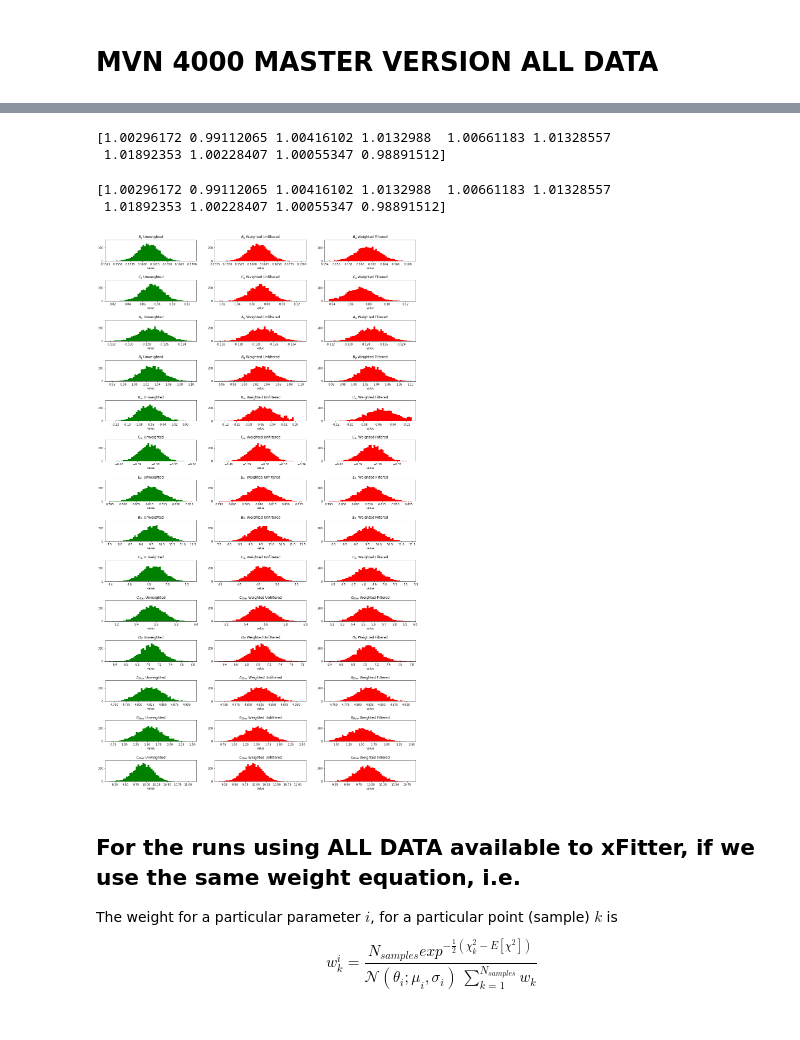
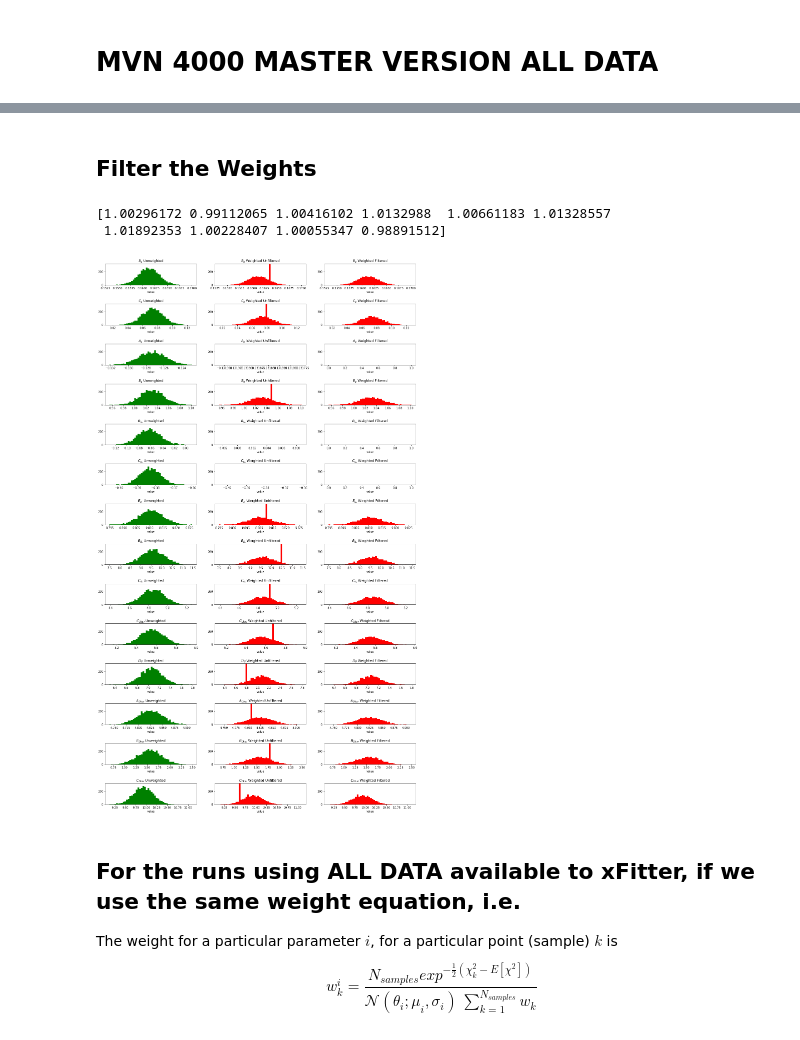
Before and after one commit to AliAlkadhim/PDF_Uncertainty, a Jupyter notebook: master_version/local/ALL_DATA_5k/reweighting.ipynb, the cells around one changed output, grey strips where cells are left out. Saved outputs shown, nothing was run; the diff lists cells and outputs as text; code cells hidden in the pictures.

Commit message:
log weights

```diff
--- a/master_version/local/ALL_DATA_5k/reweighting.ipynb
+++ b/master_version/local/ALL_DATA_5k/reweighting.ipynb
@@ -305,0 +369,5 @@ array([0.53459136, 1.1976043 , 0.20373649, ..., 2.31218753, 2.5328438 ,
+# %%
+log_den = np.empty((4000,14))
+for i in range(14):
+    log_den[:,i] = np.log(MVN_4000_MASTER[:,i])
+log_den[:,2]
@@ -305,0 +376,6 @@ array([0.53459136, 1.1976043 , 0.20373649, ..., 2.31218753, 2.5328438 ,
+# %%
+log_RHS = np.empty((4000,14))
+for i in range(14):
+    log_RHS[:,i] = abs(log_numerator[:,i] - log_den[:,i])
+print('log(RHS) = ', log_RHS[:,0], '\n')
+print('therefore, log(w) = log(RHS)')
@@ -305,0 +386,9 @@ array([0.53459136, 1.1976043 , 0.20373649, ..., 2.31218753, 2.5328438 ,
+# %%
+mean_log_RHS = np.empty((4000,14))
+for i in range(14):
+    mean_log_RHS[:,i] = np.mean(log_RHS[:,i])
+
+weights = np.empty((4000,14))
+for i in range(14):
+    weights[:,i] = abs(log_RHS[:,i] - mean_log_RHS[:,i])
+weights[:,0]
@@ -331,3 +430,5 @@ print(weights[:10,0])
+# %% [markdown]
+## Filter the Weights
 # %%
 #for parameter i: pairs_i = (param_val, weight_i, std_i), then select weights
 
@@ -528,25 +629,7 @@ chi2_array_ALL_DATA_4k = chi2_array_ALL_DATA_4k.astype(np.float128)
 MVN_4000_MASTER = MVN_4000_MASTER.astype(np.float128)
 
 #ignore overflow and division errors
-np.seterr(divide='ignore', invalid='ignore', over='ignore')
-
-#take log
-#chi2_array_ALL_DATA_4k=np.log(chi2_array_ALL_DATA_4k)
-
-def sigmoid(x):
-    return 1 / (1 + np.exp(-x))
-
-
-mean_chi2 = np.mean(chi2_array_ALL_DATA_4k)
-chi2_diff = sigmoid(abs(chi2_array_ALL_DATA_4k - mean_chi2))
-
-#chi2_diff, chi2_diff.shape
-weights = np.empty((4000, 14))
-for i in range(14):
-    weights[:,i] = np.exp(-0.5 * (chi2_diff))/MVN_4000_MASTER[:,i]
-    weights[:,i] = 4000 * weights[:,i]/np.sum(weights[:,i])
-#    weights[:,i] = sp.special.expit(weights[:,i])
-print(weights[:10,0])
+#np.seterr(divide='ignore', invalid='ignore', over='ignore')
 
 #for parameter i: pairs_i = (param_val, weight_i, std_i), then select weights to be within 4 std of the weights mean. (only take parameter values corresponding to those weights)
 
@@ -560,7 +643,7 @@ for i in range(14):
         weight_value = weights[k,i]
         std_weight_value = np.std(weights[:,i])
         mean_weight = np.mean(weights[:,i])
-        if (weight_value > (mean_weight - 4*std_weight_value)) and (weight_value < (mean_weight + 4*std_weight_value)):
+        if (weight_value > (mean_weight - 5*std_weight_value)) and (weight_value < (mean_weight + 5*std_weight_value)):
             #if weight_value < (mean_weight + 4*std_weight_value):
 
             param_list_i.append(param_value)
@@ -570,8 +653,6 @@ for i in range(14):
 #len(list_of_tuples)
 #list_of_tuples[1]
 
-import matplotlib.pyplot as plt
-import matplotlib.pyplot as plt
 #plt.rcParams.update({'font.size': 17})
 
 params = np.array([-0.61856E-01 ,5.5593, 0.16618,-0.38300,0.81056,4.8239,9.9226,1.0301,4.8456,7.0603,1.5439 , 0.26877,-0.12732 , 9.5810])
@@ -598,36 +679,34 @@ for i in range(14):
     #axes[i,0].set(title=titles[i] + ' Unweighted', xlabel='value')
     axes[i,0].set_title(titles[i] + ' Unweighted')
     axes[i,0].set_xlabel('value')
     axes[i,0].set_ylim(0,320)
 
 #PLOT WEIGHTED DISTRIBUTIONS
 for i in range(14):
     axes[i,1].hist(MVN_4000_MASTER[:,i].flatten(), weights=weights[:,i], bins=50, color = 'r')
     #axes[i,1].set(title=titles[i] + ' Weighted', xlabel='value')
     axes[i,1].set_title(titles[i] + ' Weighted Unfiltered')
     axes[i,1].set_xlabel('value')
     axes[i,1].set_ylim(0,320)
 
 ##FILTER WEIGHTS
 
 ##PLOT WEIGHTED AND FILTERED
 for i in range(14):
     axes[i,2].hist(np.array(list_of_tuples[i][0]), weights=np.array(list_of_tuples[i][1]), bins=50, color = 'r')
     #axes[i,1].set(title=titles[i] + ' Weighted', xlabel='value')
     axes[i,2].set_title(titles[i] + ' Weighted Filtered')
     axes[i,2].set_xlabel('value')
     axes[i,2].set_ylim(0,320)
 
     #axes[i,0].legend()
 # # plt.minorticks_on()
 #plt.tight_layout()
 plt.subplots_adjust(left=0.125, bottom=0, right=0.9 , top=0.9, wspace=0.2, hspace=0.9)
 #plt.savefig('all_data_4k_all_params_FILTERED.png')
 plt.show()
 # %% [output]
-[1.00296172 0.99112065 1.00416102 1.0132988  1.00661183 1.01328557
- 1.01892353 1.00228407 1.00055347 0.98891512]
-[figure, old version]
+[figure, new version]
 # %% [markdown]
 ## For the runs using ALL DATA available to xFitter, if we use the same weight equation, i.e.
 The weight for a particular parameter $i$, for a particular point (sample) $k$ is
```
Also changed, not shown: parts of 14 cells of this notebook, 1 other file.
